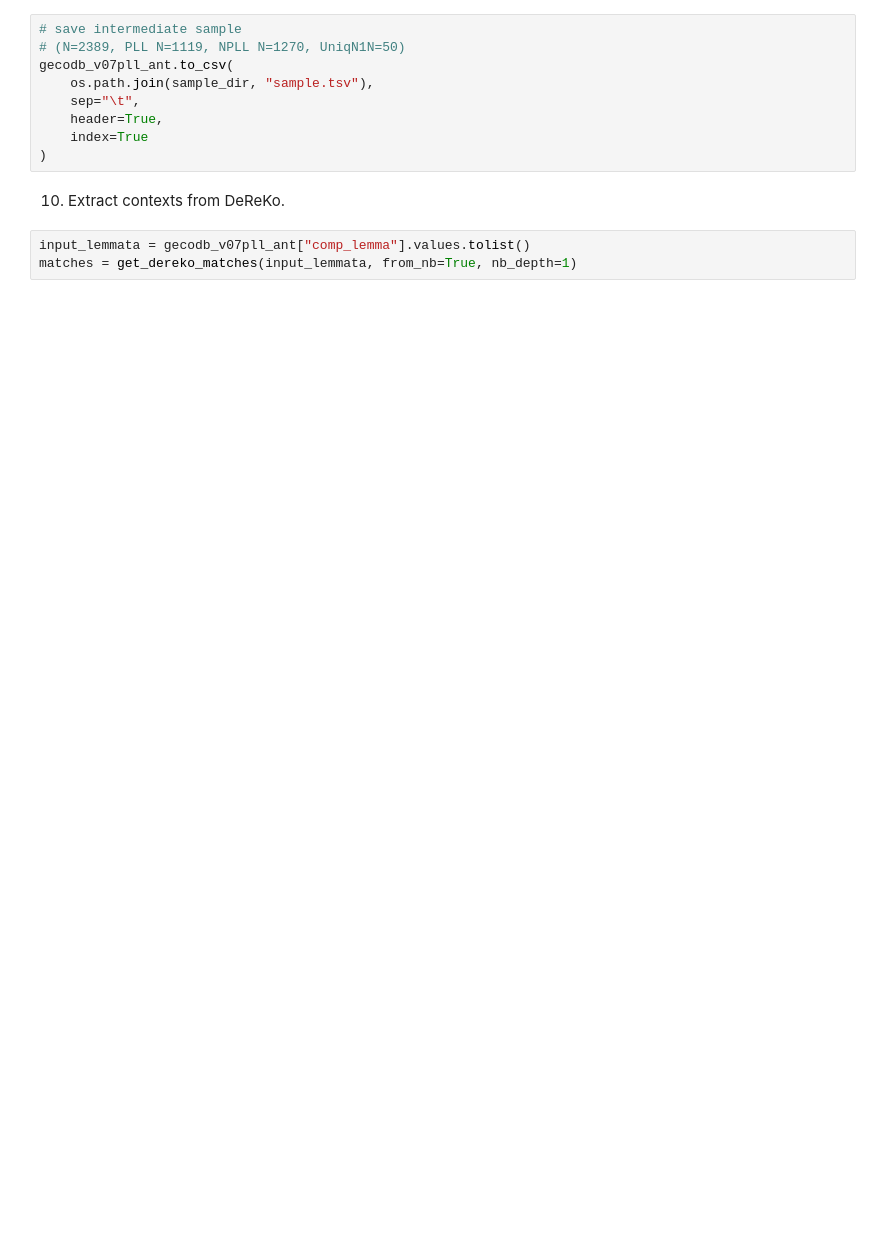
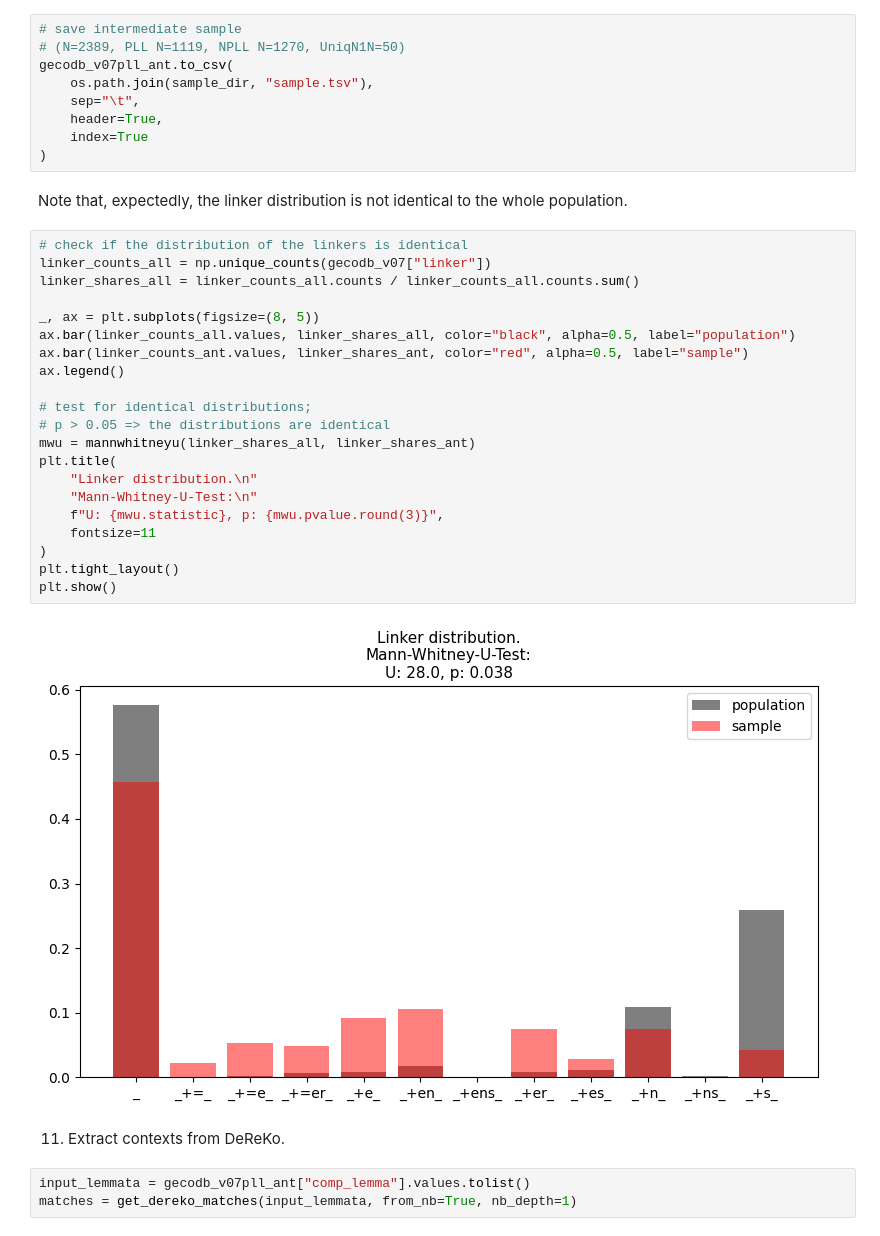
Before and after one commit to maxschmaltz/DieKonstraints, a Jupyter notebook: data_utils/prepare_gecodb_v07_pll_300er_sample.ipynb, the cells around one changed output. Cells and saved outputs as stored; diff of their text form; blank space fills up the shorter version.

```diff
--- a/data_utils/prepare_gecodb_v07_pll_300er_sample.ipynb
+++ b/data_utils/prepare_gecodb_v07_pll_300er_sample.ipynb
@@ -723,8 +723,33 @@ gecodb_v07pll_ant.to_csv(
     header=True,
     index=True
 )
+# %% [markdown]
+Note that, expectedly, the linker distribution is not identical to the whole population.
+# %%
+# check if the distribution of the linkers is identical
+linker_counts_all = np.unique_counts(gecodb_v07["linker"])
+linker_shares_all = linker_counts_all.counts / linker_counts_all.counts.sum()
+
+_, ax = plt.subplots(figsize=(8, 5))
+ax.bar(linker_counts_all.values, linker_shares_all, color="black", alpha=0.5, label="population")
+ax.bar(linker_counts_ant.values, linker_shares_ant, color="red", alpha=0.5, label="sample")
+ax.legend()
+
+# test for identical distributions;
+# p > 0.05 => the distributions are identical
+mwu = mannwhitneyu(linker_shares_all, linker_shares_ant)
+plt.title(
+    "Linker distribution.\n"
+    "Mann-Whitney-U-Test:\n"
+    f"U: {mwu.statistic}, p: {mwu.pvalue.round(3)}",
+    fontsize=11
+)
+plt.tight_layout()
+plt.show()
+# %% [output]
+[figure, added]
 # %% [markdown]
-10. Extract contexts from DeReKo.
+11. Extract contexts from DeReKo.
 # %%
 input_lemmata = gecodb_v07pll_ant["comp_lemma"].values.tolist()
 matches = get_dereko_matches(input_lemmata, from_nb=True, nb_depth=1)
```
Also changed, not shown: parts of 14 cells of this notebook, 2 other files.
